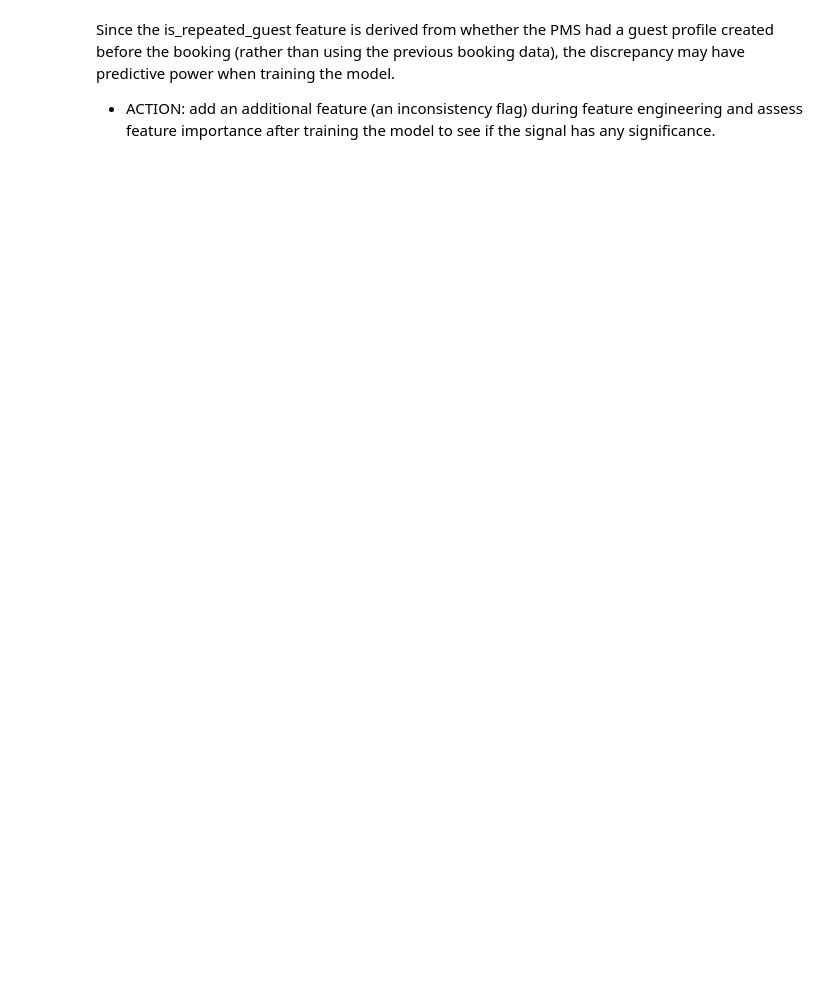
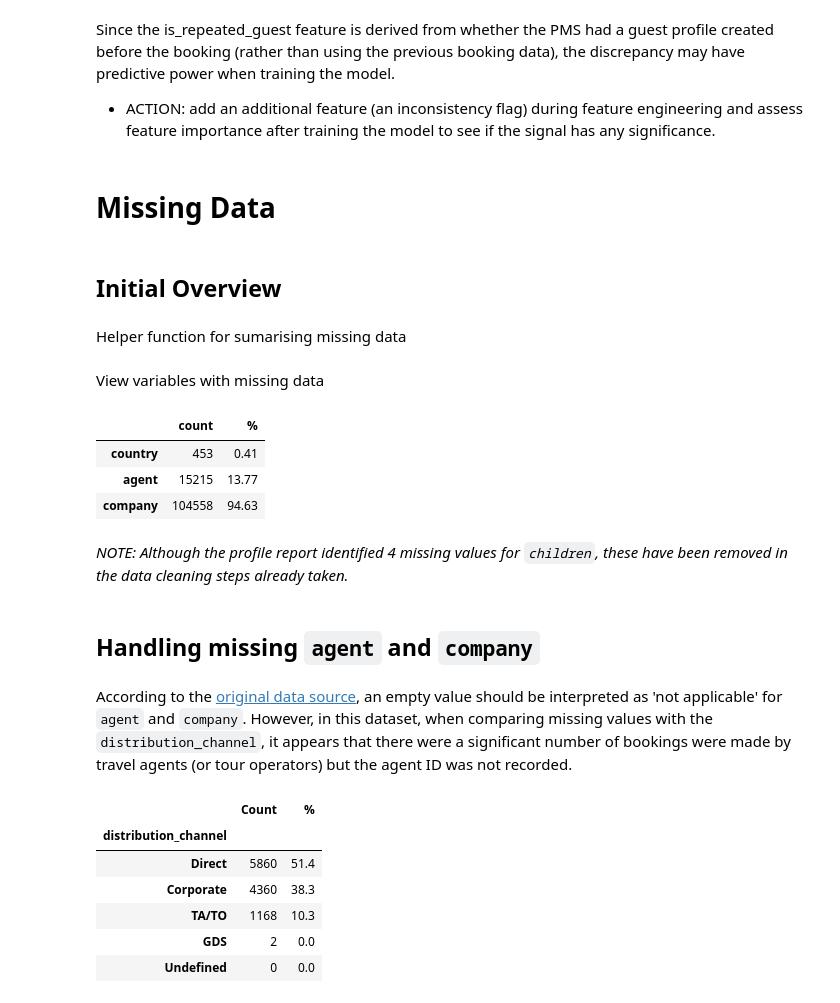
Before and after one commit to lowrycode/hotel-bookings, a Jupyter notebook: jupyter_notebooks/02_eda_and_cleaning.ipynb, the cells around one changed output. Drawn from its saved outputs; the diff is of its cells as text; code cells hidden in the pictures; blank space fills up the shorter version.

```diff
--- a/jupyter_notebooks/02_eda_and_cleaning.ipynb
+++ b/jupyter_notebooks/02_eda_and_cleaning.ipynb
@@ -749,3 +1297,9 @@ display(summary)
 # %% [markdown]
 Since the is_repeated_guest feature is derived from whether the PMS had a guest profile created before the booking (rather than using the previous booking data), the discrepancy may have predictive power when training the model.
 - ACTION: add an additional feature (an inconsistency flag) during feature engineering and assess feature importance after training the model to see if the signal has any significance.
+# %% [markdown]
+# Missing Data
+# %% [markdown]
+## Initial Overview
+# %% [markdown]
+Helper function for sumarising missing data
@@ -751,0 +1317,26 @@ Since the is_repeated_guest feature is derived from whether the PMS had a guest
+# %% [markdown]
+View variables with missing data
+# %%
+summarise_missing_data()
+# %% [output]
+|  | count | % |
+| country | 453 | 0.41 |
+| agent | 15215 | 13.77 |
+| company | 104558 | 94.63 |
+# %% [markdown]
+*NOTE: Although the profile report identified 4 missing values for `children`, these have been removed in the data cleaning steps already taken.*
+# %% [markdown]
+## Handling missing `agent` and `company`
+# %% [markdown]
+According to the [original data source](https://www.sciencedirect.com/science/article/pii/S2352340918315191), an empty value should be interpreted as 'not applicable' for `agent` and `company`. However, in this dataset, when comparing missing values with the `distribution_channel`, it appears that there were a significant number of bookings were made by travel agents (or tour operators) but the agent ID was not recorded.
+# %%
+summary = value_counts_and_percentages(df[df['agent'].isna()].drop_duplicates(), ['distribution_channel'])
+summary
+# %% [output]
+|  | Count | % |
+| distribution_channel |  |  |
+| Direct | 5860 | 51.4 |
+| Corporate | 4360 | 38.3 |
+| TA/TO | 1168 | 10.3 |
+| GDS | 2 | 0.0 |
+| Undefined | 0 | 0.0 |
```
Also changed, not shown: parts of 73 cells of this notebook.
